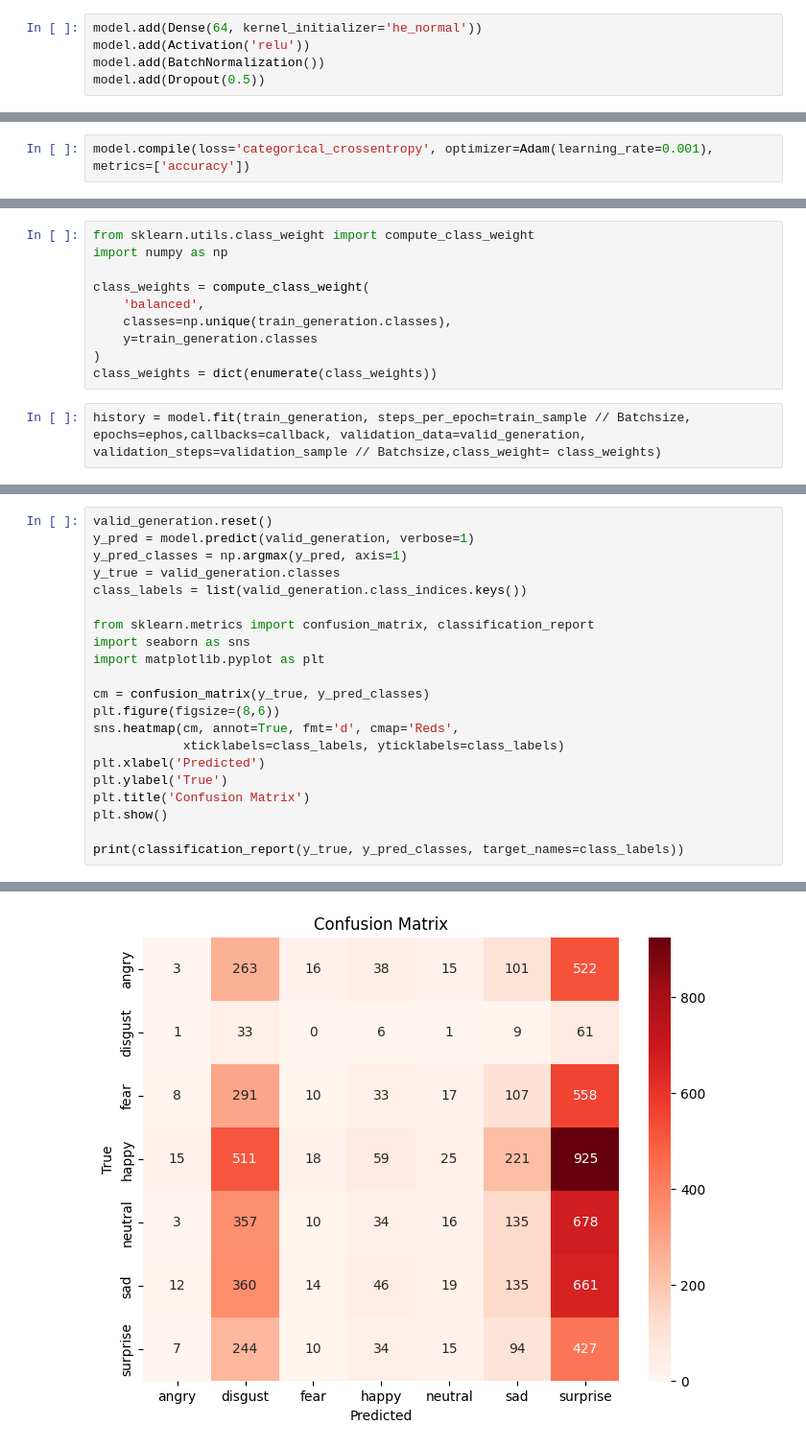
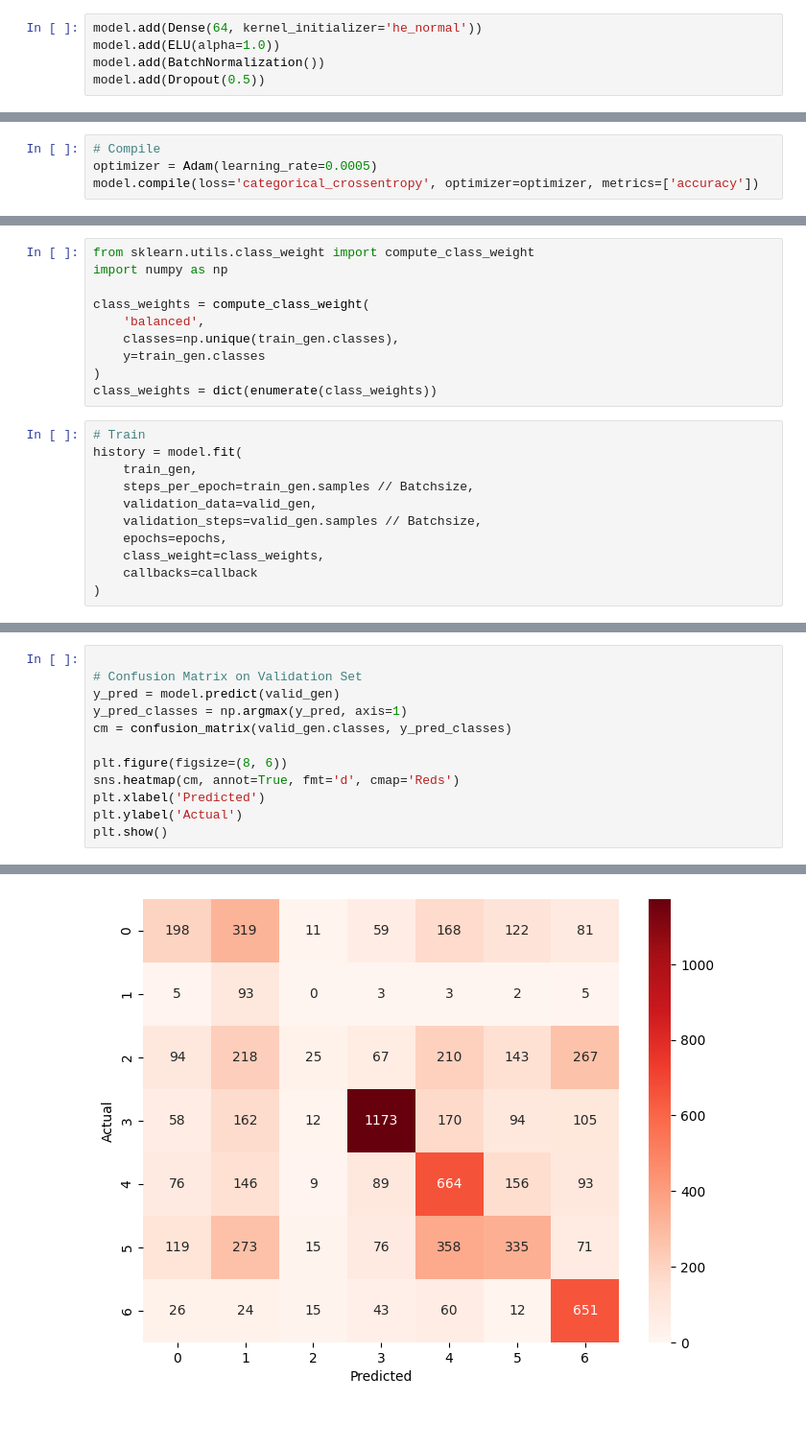
Before and after one commit to Terminator1321/FaceExpressionDecetionModel, a Jupyter notebook: FACE_EXPRESSION_AI/Face_ExpressionAI_train.ipynb, the cells around one changed output, grey strips where cells are left out. Shown at 96% size. Drawn from its saved outputs; the diff is of its cells as text; blank space fills up the shorter version.

```diff
--- a/FACE_EXPRESSION_AI/Face_ExpressionAI_train.ipynb
+++ b/FACE_EXPRESSION_AI/Face_ExpressionAI_train.ipynb
@@ -72,7 +100,7 @@ model.add(BatchNormalization())
 model.add(Dropout(0.5))
 # %%
 model.add(Dense(64, kernel_initializer='he_normal'))
-model.add(Activation('relu'))
+model.add(ELU(alpha=1.0))
 model.add(BatchNormalization())
 model.add(Dropout(0.5))
 # %%
@@ -111,2 +133,4 @@ callback = [CheckPoint, EarlyStop, ReduceLR]
 # %%
-model.compile(loss='categorical_crossentropy', optimizer=Adam(learning_rate=0.001), metrics=['accuracy'])
+# Compile
+optimizer = Adam(learning_rate=0.0005)
+model.compile(loss='categorical_crossentropy', optimizer=optimizer, metrics=['accuracy'])
@@ -125,11 +158,20 @@ import numpy as np
 
 class_weights = compute_class_weight(
     'balanced',
-    classes=np.unique(train_generation.classes),
-    y=train_generation.classes
+    classes=np.unique(train_gen.classes),
+    y=train_gen.classes
 )
 class_weights = dict(enumerate(class_weights))
 # %%
-history = model.fit(train_generation, steps_per_epoch=train_sample // Batchsize, epochs=ephos,callbacks=callback, validation_data=valid_generation, validation_steps=validation_sample // Batchsize,class_weight= class_weights)
+# Train
+history = model.fit(
+    train_gen,
+    steps_per_epoch=train_gen.samples // Batchsize,
+    validation_data=valid_gen,
+    validation_steps=valid_gen.samples // Batchsize,
+    epochs=epochs,
+    class_weight=class_weights,
+    callbacks=callback
+)
 # %% [output]
 Epoch 1/25
@@ -204,22 +232,13 @@ plt.show()
 # %%
-valid_generation.reset()
-y_pred = model.predict(valid_generation, verbose=1)
+
+# Confusion Matrix on Validation Set
+y_pred = model.predict(valid_gen)
 y_pred_classes = np.argmax(y_pred, axis=1)
-y_true = valid_generation.classes
-class_labels = list(valid_generation.class_indices.keys())
+cm = confusion_matrix(valid_gen.classes, y_pred_classes)
 
-from sklearn.metrics import confusion_matrix, classification_report
-import seaborn as sns
-import matplotlib.pyplot as plt
-
-cm = confusion_matrix(y_true, y_pred_classes)
-plt.figure(figsize=(8,6))
-sns.heatmap(cm, annot=True, fmt='d', cmap='Reds',
-            xticklabels=class_labels, yticklabels=class_labels)
+plt.figure(figsize=(8, 6))
+sns.heatmap(cm, annot=True, fmt='d', cmap='Reds')
 plt.xlabel('Predicted')
-plt.ylabel('True')
-plt.title('Confusion Matrix')
+plt.ylabel('Actual')
 plt.show()
-
-print(classification_report(y_true, y_pred_classes, target_names=class_labels))
 # %% [output]
@@ -227 +246 @@ print(classification_report(y_true, y_pred_classes, target_names=class_labels))
-[figure, old version]
+[figure, new version]
```
Also changed, not shown: parts of 17 cells of this notebook.
